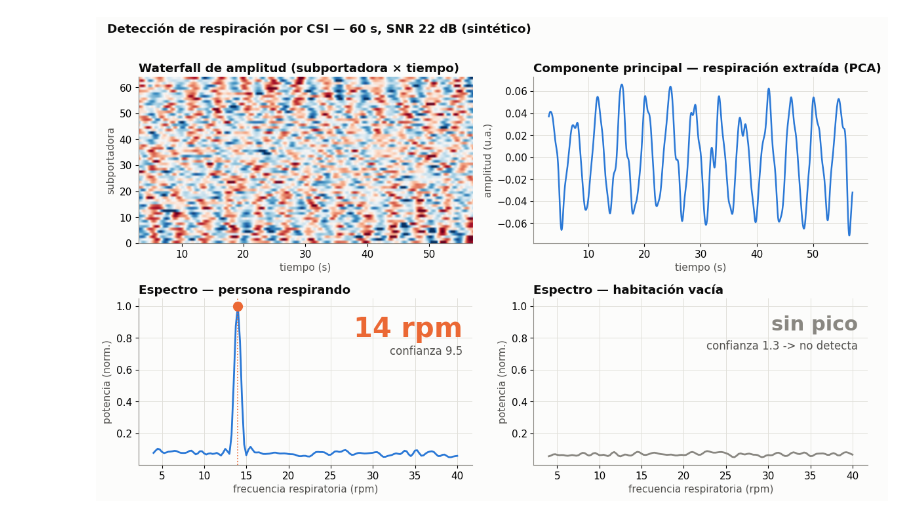
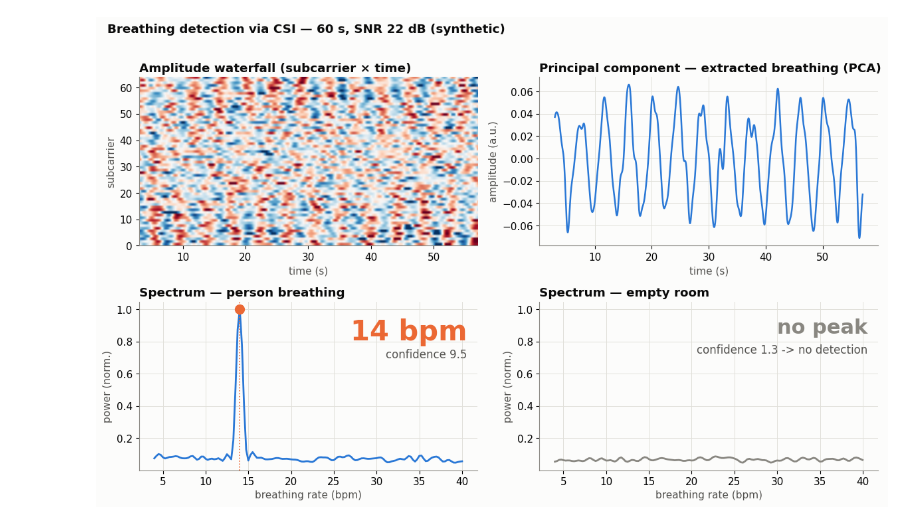
Before and after one commit to marcrubii/pulse-wifi-sensing, a Jupyter notebook: notebooks/02_demo_respiracion.ipynb, the cells around one changed output. Cells and saved outputs as stored; diff of their text form; code cells hidden in the pictures.

```diff
--- a/notebooks/02_demo_respiracion.ipynb
+++ b/notebooks/02_demo_respiracion.ipynb
@@ -12,7 +12,7 @@ import sys, os
 import numpy as np
 import matplotlib.pyplot as plt
 
-# Permite importar src/ tanto si se ejecuta desde notebooks/ como desde la raiz.
+# Allows importing src/ whether run from notebooks/ or from the repo root.
 ROOT = os.path.abspath("..") if os.path.basename(os.getcwd()) == "notebooks" else os.path.abspath(".")
 if ROOT not in sys.path:
     sys.path.insert(0, ROOT)
@@ -21,19 +21,19 @@ from src.synth_csi import generate_breathing, generate_window
 from src.preprocess import drop_null_subcarriers, lowpass
 from src.breathing import estimate_breathing
 
-fs = 100.0          # paquetes/s
-BPM_REAL = 14.0     # respiraciones/min inyectadas (la "verdad")
-SNR_DB = 22.0       # SNR moderado, no de laboratorio
-DUR_S = 60          # ventana de 60 s (la respiracion es lenta -> ventana larga)
+fs = 100.0          # packets/s
+BPM_REAL = 14.0     # breaths/min injected (the "ground truth")
+SNR_DB = 22.0       # moderate SNR, not laboratory
+DUR_S = 60          # 60 s window (breathing is slow -> long window)
 rng = np.random.default_rng(7)
 
 def limpiar(csi):
-    """CSI complejo -> amplitud limpia: quita nulas y filtra a la banda lenta."""
+    """Complex CSI -> clean amplitude: drop nulls and band-limit to the slow band."""
     amp, keep = drop_null_subcarriers(np.abs(csi))
-    return lowpass(amp, fs=fs, fc=1.0), keep   # fc=1 Hz aisla movimiento/respiracion
+    return lowpass(amp, fs=fs, fc=1.0), keep   # fc=1 Hz isolates motion/breathing
 
 def espectro(amp, fs=fs, zero_pad=4, band=(0.12, 0.55)):
-    """Espectro combinado (ponderado por subportadora) para dibujar, en Hz."""
+    """Combined spectrum (weighted per subcarrier) for plotting, in Hz."""
     x = amp - amp.mean(axis=0, keepdims=True)
     nfft = x.shape[0] * zero_pad
     freqs = np.fft.rfftfreq(nfft, d=1 / fs)
@@ -78,19 +78,19 @@ Cuatro vistas de la misma captura:
 # %%
-# --- paleta ---
+# --- palette ---
 BLUE, ORANGE, MUT = "#2a78d6", "#eb6834", "#898781"
 SURF, INK, INK2, GRID = "#fcfcfb", "#0b0b0b", "#52514e", "#e1e0d9"
 plt.rcParams.update({"font.family": "sans-serif", "font.size": 11,
                      "axes.edgecolor": MUT, "axes.linewidth": 0.8})
 
 t = np.arange(n) / fs
-c0, c1 = int(3 * fs), int((DUR_S - 3) * fs)       # recorte de transitorios de borde
-amp_disp = lowpass(amp_resp, fs=fs, fc=0.5)       # filtro de display mas agresivo
+c0, c1 = int(3 * fs), int((DUR_S - 3) * fs)       # trim edge transients
+amp_disp = lowpass(amp_resp, fs=fs, fc=0.5)       # more aggressive display filter
 
 fr, P_resp = espectro(amp_resp)
 _, P_vacio = espectro(amp_vacio)
-esc = P_resp.max() + 1e-12                         # escala comun para comparar alturas
+esc = P_resp.max() + 1e-12                         # common scale to compare heights
 bpm_axis = fr * 60.0
-sel = (bpm_axis >= 4) & (bpm_axis <= 40)           # rango de dibujo (rpm)
+sel = (bpm_axis >= 4) & (bpm_axis <= 40)           # plotting range (bpm)
 
 fig, ax = plt.subplots(2, 2, figsize=(12, 7.5), facecolor=SURF)
 for a in ax.ravel():
@@ -98,61 +98,61 @@ for a in ax.ravel():
     for s in ("top", "right"):
         a.spines[s].set_visible(False)
 
-# (a) waterfall: dato "crudo" (media quitada), escala global robusta.
+# (a) waterfall: "raw" data (mean removed), robust global scale.
 zc = (amp_disp - amp_disp.mean(0))[c0:c1]
 vlim = np.percentile(np.abs(zc), 99) + 1e-12
 ax[0, 0].imshow(zc.T, aspect="auto", origin="lower", cmap="RdBu_r",
                 vmin=-vlim, vmax=vlim, extent=[c0 / fs, c1 / fs, 0, zc.shape[1]])
-ax[0, 0].set_title("Waterfall de amplitud (subportadora × tiempo)", color=INK,
+ax[0, 0].set_title("Amplitude waterfall (subcarrier × time)", color=INK,
                    fontweight="bold", loc="left")
-ax[0, 0].set_xlabel("tiempo (s)", color=INK2); ax[0, 0].set_ylabel("subportadora", color=INK2)
+ax[0, 0].set_xlabel("time (s)", color=INK2); ax[0, 0].set_ylabel("subcarrier", color=INK2)
 
-# (b) componente principal (SVD) = forma de onda respiratoria extraida.
-# El PCA sobre subportadoras encuentra el patron temporal coherente (la
-# respiracion) y rechaza el ruido incoherente -> sinusoide limpia.
+# (b) principal component (SVD) = extracted breathing waveform.
+# PCA over subcarriers finds the coherent temporal pattern (breathing) and
+# rejects incoherent noise -> clean sinusoid.
 Xc = amp_resp[c0:c1] - amp_resp[c0:c1].mean(0)
 U, S, Vt = np.linalg.svd(Xc, full_matrices=False)
 pc1 = U[:, 0] * S[0]
 ax[0, 1].plot(t[c0:c1], pc1, color=BLUE, linewidth=1.8)
-ax[0, 1].set_title("Componente principal — respiración extraída (PCA)", color=INK,
+ax[0, 1].set_title("Principal component — extracted breathing (PCA)", color=INK,
                    fontweight="bold", loc="left")
-ax[0, 1].set_xlabel("tiempo (s)", color=INK2); ax[0, 1].set_ylabel("amplitud (u.a.)", color=INK2)
+ax[0, 1].set_xlabel("time (s)", color=INK2); ax[0, 1].set_ylabel("amplitude (a.u.)", color=INK2)
 ax[0, 1].grid(True, color=GRID, linewidth=0.7); ax[0, 1].set_axisbelow(True)
 
-# (c) espectro respirando: pico + BPM en grande
+# (c) breathing spectrum: peak + rate in large type
 ax[1, 0].plot(bpm_axis[sel], (P_resp / esc)[sel], color=BLUE, linewidth=2)
 ip = int(np.argmax(P_resp[sel]))
 bpm_pico = bpm_axis[sel][ip]
 ax[1, 0].plot(bpm_pico, (P_resp / esc)[sel][ip], "o", color=ORANGE, markersize=10, zorder=5)
 ax[1, 0].axvline(bpm_pico, color=ORANGE, linestyle=":", linewidth=1.2)
-ax[1, 0].text(0.97, 0.9, f"{bpm_est:.0f} rpm", transform=ax[1, 0].transAxes,
+ax[1, 0].text(0.97, 0.9, f"{bpm_est:.0f} bpm", transform=ax[1, 0].transAxes,
               ha="right", va="top", fontsize=30, fontweight="bold", color=ORANGE)
-ax[1, 0].text(0.97, 0.72, f"confianza {conf:.1f}", transform=ax[1, 0].transAxes,
+ax[1, 0].text(0.97, 0.72, f"confidence {conf:.1f}", transform=ax[1, 0].transAxes,
               ha="right", va="top", fontsize=12, color=INK2)
-ax[1, 0].set_title("Espectro — persona respirando", color=INK, fontweight="bold", loc="left")
-ax[1, 0].set_xlabel("frecuencia respiratoria (rpm)", color=INK2)
-ax[1, 0].set_ylabel("potencia (norm.)", color=INK2)
+ax[1, 0].set_title("Spectrum — person breathing", color=INK, fontweight="bold", loc="left")
+ax[1, 0].set_xlabel("breathing rate (bpm)", color=INK2)
+ax[1, 0].set_ylabel("power (norm.)", color=INK2)
 ax[1, 0].grid(True, color=GRID, linewidth=0.7); ax[1, 0].set_axisbelow(True)
 
-# (d) espectro vacio: mismo eje, plano
+# (d) empty spectrum: same axis, flat
 ax[1, 1].plot(bpm_axis[sel], (P_vacio / esc)[sel], color=MUT, linewidth=2)
-ax[1, 1].text(0.97, 0.9, "sin pico", transform=ax[1, 1].transAxes,
+ax[1, 1].text(0.97, 0.9, "no peak", transform=ax[1, 1].transAxes,
               ha="right", va="top", fontsize=22, fontweight="bold", color=MUT)
-ax[1, 1].text(0.97, 0.75, f"confianza {conf_vac:.1f} -> no detecta",
+ax[1, 1].text(0.97, 0.75, f"confidence {conf_vac:.1f} -> no detection",
               transform=ax[1, 1].transAxes, ha="right", va="top", fontsize=12, color=INK2)
-ax[1, 1].set_ylim(ax[1, 0].get_ylim())            # misma escala que (c): comparacion honesta
-ax[1, 1].set_title("Espectro — habitación vacía", color=INK, fontweight="bold", loc="left")
-ax[1, 1].set_xlabel("frecuencia respiratoria (rpm)", color=INK2)
-ax[1, 1].set_ylabel("potencia (norm.)", color=INK2)
+ax[1, 1].set_ylim(ax[1, 0].get_ylim())            # same scale as (c): honest comparison
+ax[1, 1].set_title("Spectrum — empty room", color=INK, fontweight="bold", loc="left")
+ax[1, 1].set_xlabel("breathing rate (bpm)", color=INK2)
+ax[1, 1].set_ylabel("power (norm.)", color=INK2)
 ax[1, 1].grid(True, color=GRID, linewidth=0.7); ax[1, 1].set_axisbelow(True)
 
-fig.suptitle("Detección de respiración por CSI — 60 s, SNR 22 dB (sintético)",
+fig.suptitle("Breathing detection via CSI — 60 s, SNR 22 dB (synthetic)",
              color=INK, fontweight="bold", x=0.02, ha="left")
 fig.tight_layout(rect=[0, 0, 1, 0.97])
 os.makedirs(os.path.join(ROOT, "figures"), exist_ok=True)
 fig.savefig(os.path.join(ROOT, "figures", "demo_respiracion.png"), dpi=140,
             facecolor=SURF, bbox_inches="tight")
 plt.show()
 # %% [output]
-[figure, old version]
+[figure, new version]
 # %% [markdown]
```
Also changed, not shown: parts of 5 cells of this notebook, 11 other files.
